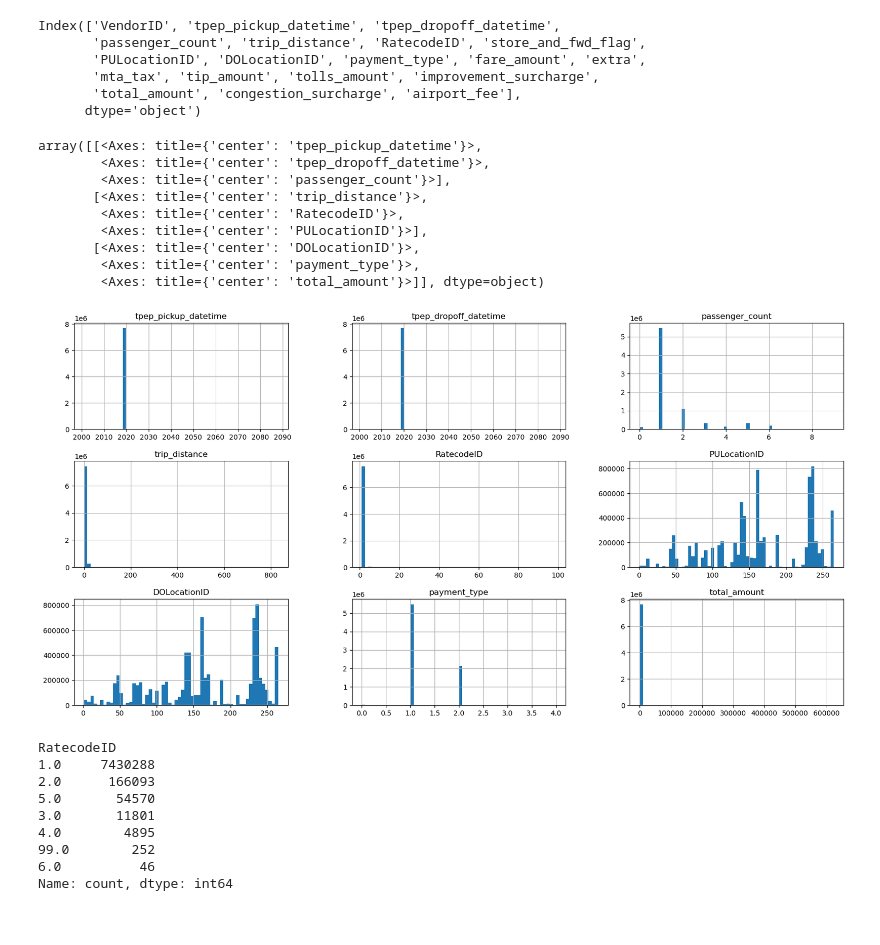
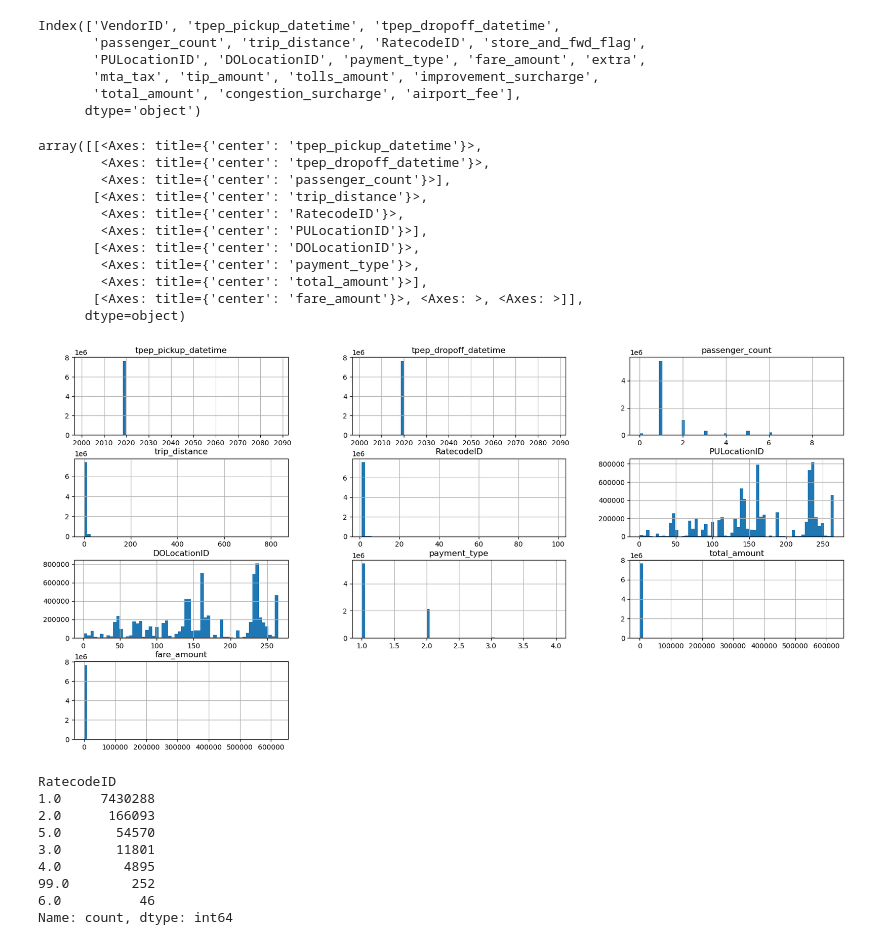
Before and after one commit to AdrijaPayin/new-york-taxi-analysis, a Jupyter notebook: Data Exploration.ipynb, the cells around one changed output. Saved outputs shown, nothing was run; the diff lists cells and outputs as text; code cells hidden in the pictures.

```diff
--- a/Data Exploration.ipynb
+++ b/Data Exploration.ipynb
@@ -41,20 +41,25 @@ Index(['VendorID', 'tpep_pickup_datetime', 'tpep_dropoff_datetime',
 # %%
 taxi_data = taxi_data[['tpep_pickup_datetime', 'tpep_dropoff_datetime',
        'passenger_count', 'trip_distance', 'RatecodeID','PULocationID',
-       'DOLocationID', 'payment_type',  'total_amount']]
+       'DOLocationID', 'payment_type',  'total_amount', 'fare_amount']]
 # %%
-taxi_data.hist(figsize=(20,10), bins=60)
+
+import numpy as np
+taxi_data_clean = taxi_data.replace([np.inf, -np.inf], np.nan).dropna()
+taxi_data_clean.hist(figsize=(20,10), bins=60)
 # %% [output]
 array([[<Axes: title={'center': 'tpep_pickup_datetime'}>,
         <Axes: title={'center': 'tpep_dropoff_datetime'}>,
         <Axes: title={'center': 'passenger_count'}>],
        [<Axes: title={'center': 'trip_distance'}>,
         <Axes: title={'center': 'RatecodeID'}>,
         <Axes: title={'center': 'PULocationID'}>],
        [<Axes: title={'center': 'DOLocationID'}>,
         <Axes: title={'center': 'payment_type'}>,
-        <Axes: title={'center': 'total_amount'}>]], dtype=object)
+        <Axes: title={'center': 'total_amount'}>],
+       [<Axes: title={'center': 'fare_amount'}>, <Axes: >, <Axes: >]],
+      dtype=object)
-[figure, old version]
+[figure, new version]
 # %%
 taxi_data['RatecodeID'].value_counts()
 # %% [output]
```
Also changed, not shown: parts of 88 cells of this notebook, 3 other files.
